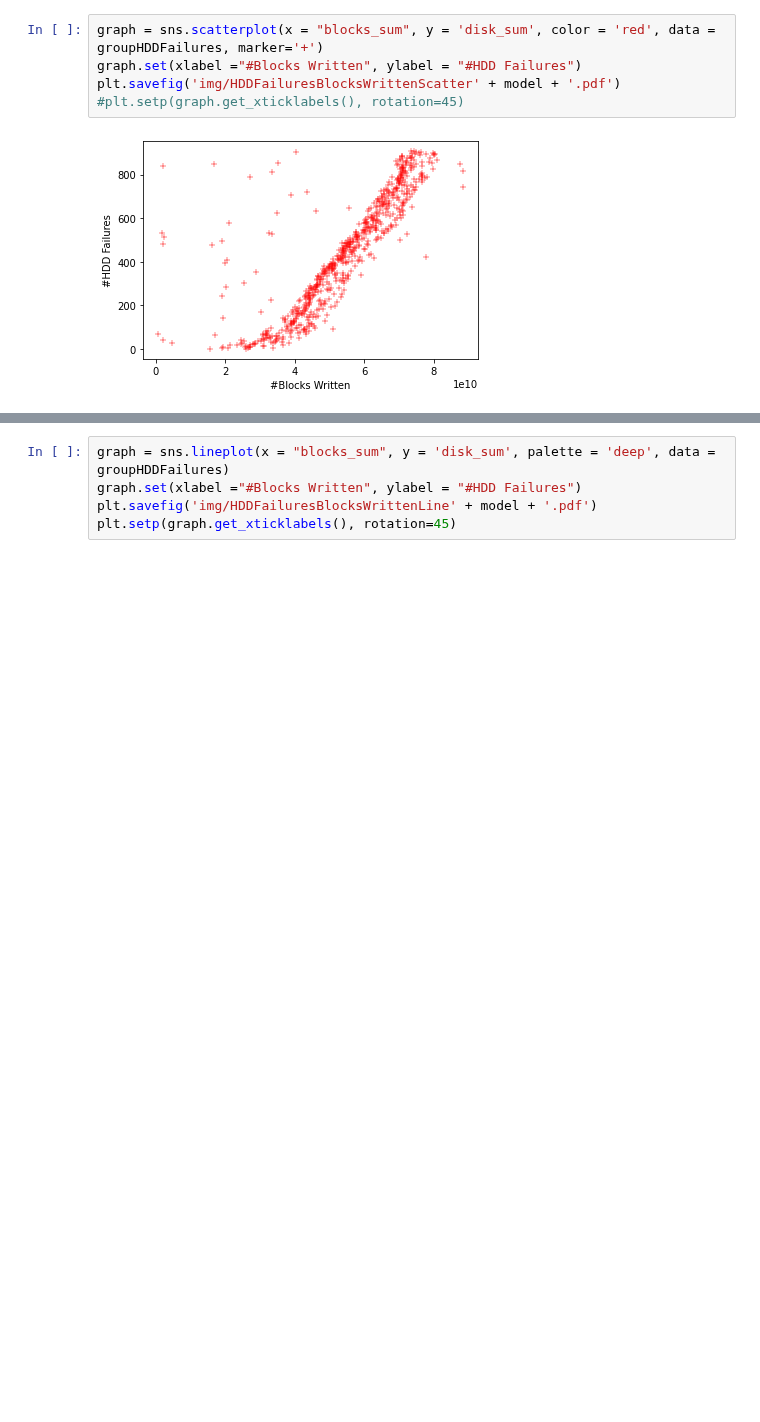
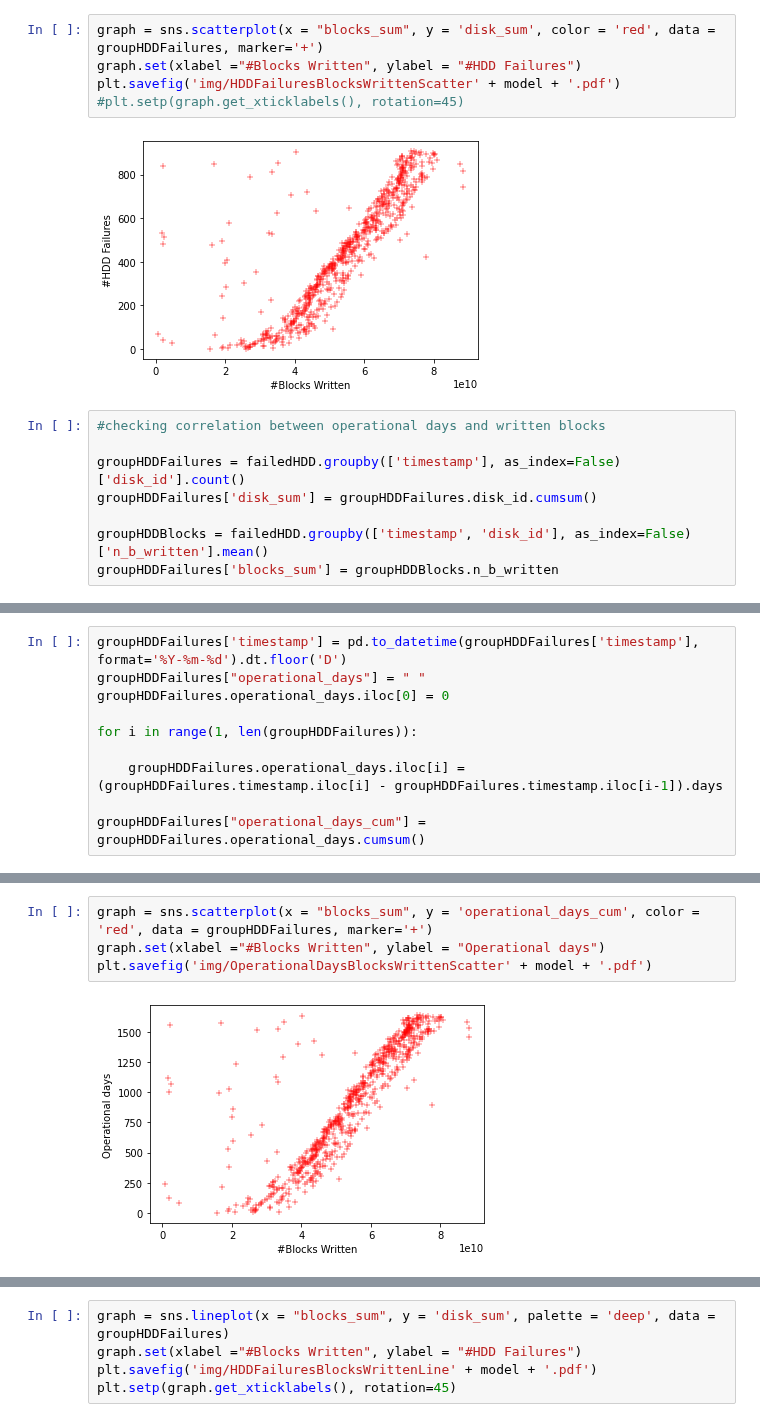
Before and after one commit to EricBorba/StorageFailurePredictor, a Jupyter notebook: WriteAnalModelHDD.ipynb, the cells around one changed output, grey strips where cells are left out. Saved outputs shown, nothing was run; the diff lists cells and outputs as text; blank space fills up the shorter version.

Commit message:
correlation operational days x Written blocks

```diff
--- a/WriteAnalModelHDD.ipynb
+++ b/WriteAnalModelHDD.ipynb
@@ -177,3 +177,11 @@ plt.savefig('img/HDDFailuresBlocksWrittenScatter' + model + '.pdf')
 #plt.setp(graph.get_xticklabels(), rotation=45)
 # %% [output]
 [figure]
+# %%
+#checking correlation between operational days and written blocks
+
+groupHDDFailures = failedHDD.groupby(['timestamp'], as_index=False)['disk_id'].count()
+groupHDDFailures['disk_sum'] = groupHDDFailures.disk_id.cumsum()
+
+groupHDDBlocks = failedHDD.groupby(['timestamp', 'disk_id'], as_index=False)['n_b_written'].mean()
+groupHDDFailures['blocks_sum'] = groupHDDBlocks.n_b_written
@@ -179,0 +197,10 @@ plt.savefig('img/HDDFailuresBlocksWrittenScatter' + model + '.pdf')
+# %%
+groupHDDFailures['timestamp'] = pd.to_datetime(groupHDDFailures['timestamp'], format='%Y-%m-%d').dt.floor('D')
+groupHDDFailures["operational_days"] = " "
+groupHDDFailures.operational_days.iloc[0] = 0
+
+for i in range(1, len(groupHDDFailures)):
+
+    groupHDDFailures.operational_days.iloc[i] = (groupHDDFailures.timestamp.iloc[i] - groupHDDFailures.timestamp.iloc[i-1]).days
+
+groupHDDFailures["operational_days_cum"] = groupHDDFailures.operational_days.cumsum()
@@ -179,0 +225,6 @@ plt.savefig('img/HDDFailuresBlocksWrittenScatter' + model + '.pdf')
+# %%
+graph = sns.scatterplot(x = "blocks_sum", y = 'operational_days_cum', color = 'red', data = groupHDDFailures, marker='+')
+graph.set(xlabel ="#Blocks Written", ylabel = "Operational days")
+plt.savefig('img/OperationalDaysBlocksWrittenScatter' + model + '.pdf')
+# %% [output]
+[figure, added]
```
Also changed, not shown: parts of 4 cells of this notebook.
